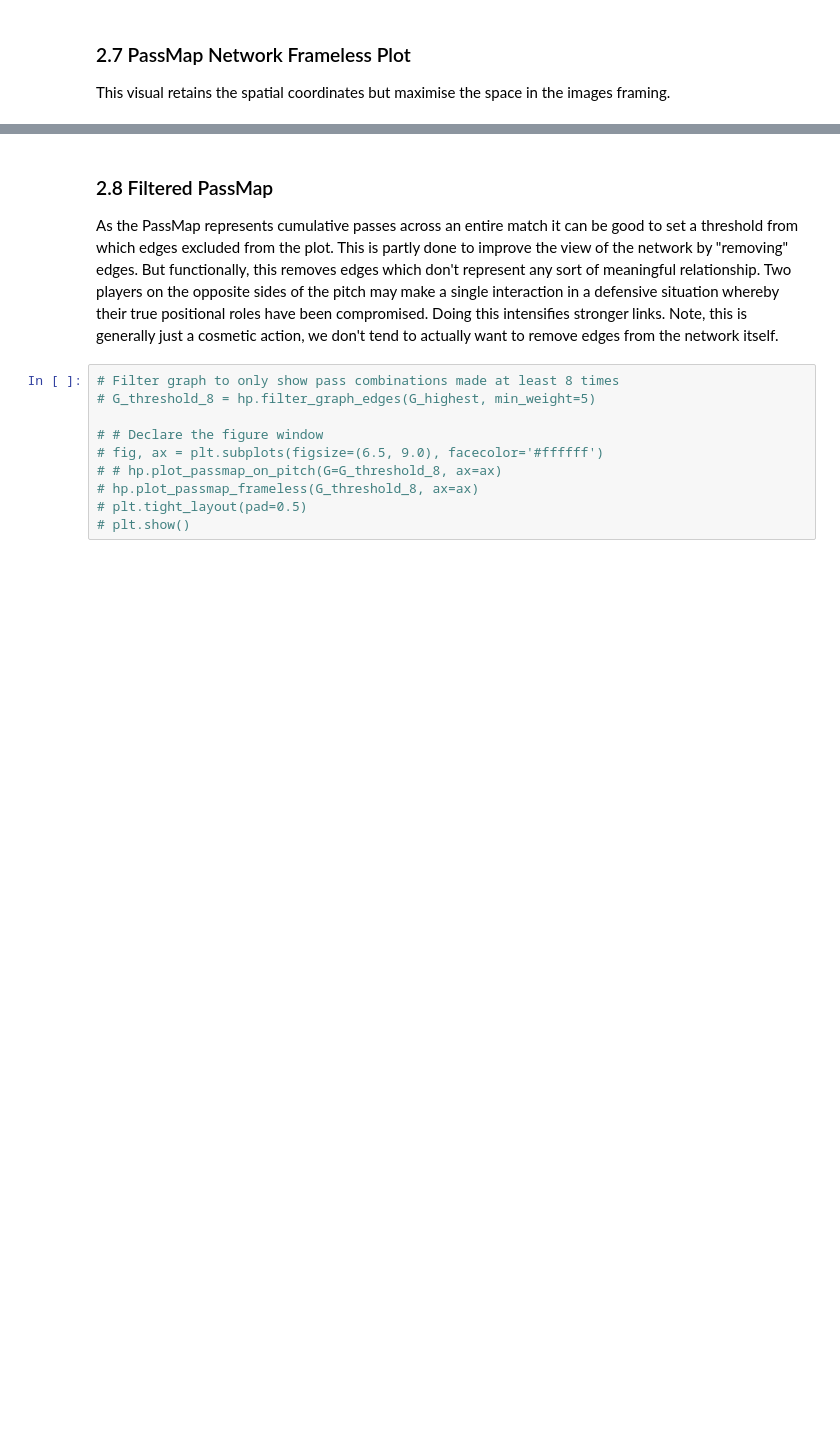
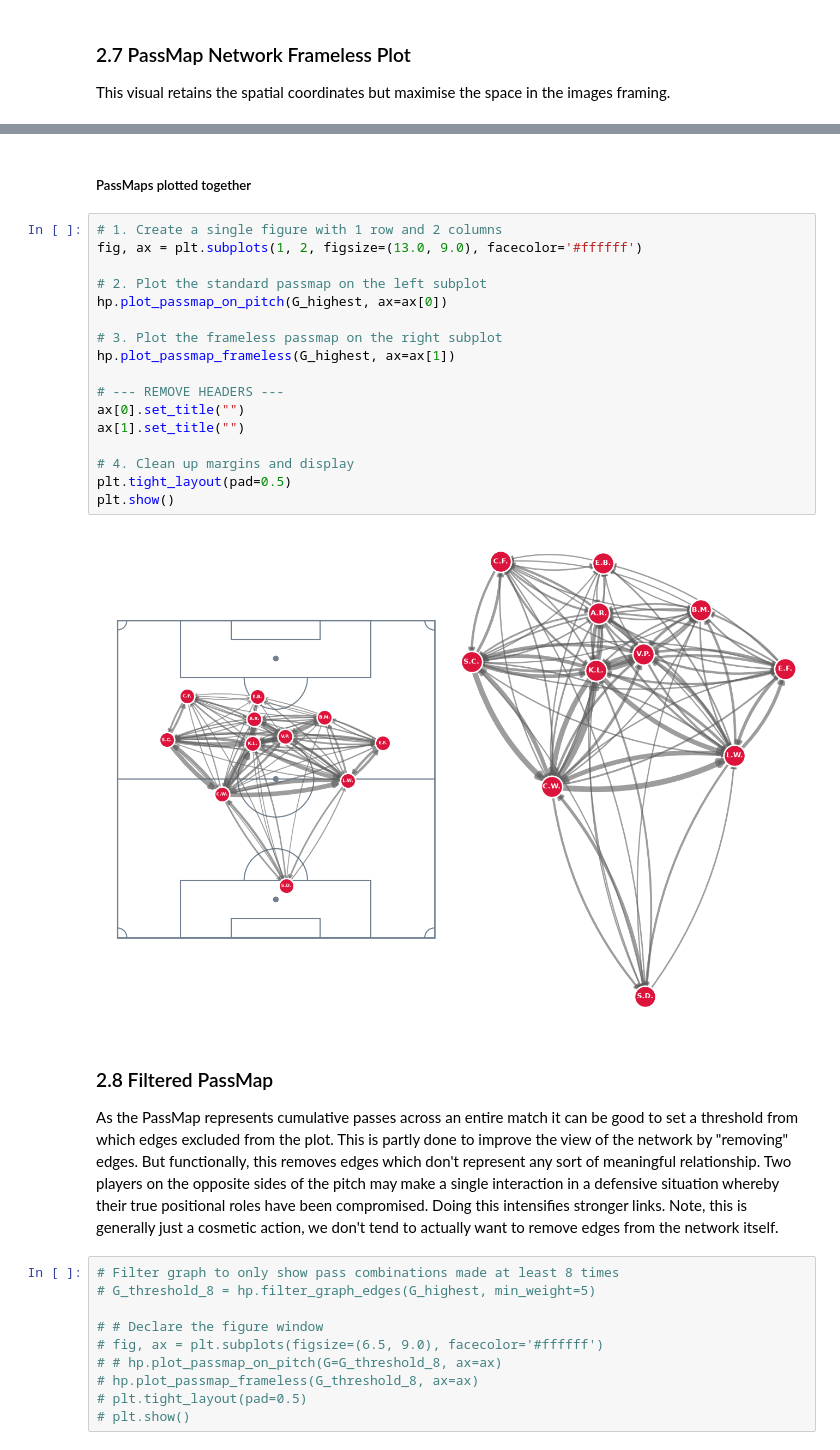
Before and after one commit to LukeBirkett/study-planner, a Jupyter notebook: 981G5_Network_Science/assessment/code/notebook_2.ipynb, the cells around one changed output, grey strips where cells are left out. Cells and saved outputs as stored; diff of their text form; blank space fills up the shorter version.

```diff
--- a/981G5_Network_Science/assessment/code/notebook_2.ipynb
+++ b/981G5_Network_Science/assessment/code/notebook_2.ipynb
@@ -433,3 +483,24 @@ This visual retains the spatial coordinates but maximise the space in the images
+# %% [markdown]
+##### PassMaps plotted together
+# %%
+# 1. Create a single figure with 1 row and 2 columns
+fig, ax = plt.subplots(1, 2, figsize=(13.0, 9.0), facecolor='#ffffff')
+
+# 2. Plot the standard passmap on the left subplot
+hp.plot_passmap_on_pitch(G_highest, ax=ax[0])
+
+# 3. Plot the frameless passmap on the right subplot
+hp.plot_passmap_frameless(G_highest, ax=ax[1])
+
+# --- REMOVE HEADERS ---
+ax[0].set_title("")
+ax[1].set_title("")
+
+# 4. Clean up margins and display
+plt.tight_layout(pad=0.5)
+plt.show()
+# %% [output]
+[figure, added]
 # %% [markdown]
 ### 2.8 Filtered PassMap
 As the PassMap represents cumulative passes across an entire match it can be good to set a threshold from which edges excluded from the plot. This is partly done to improve the view of the network by "removing" edges. But functionally, this removes edges which don't represent any sort of meaningful relationship. Two players on the opposite sides of the pitch may make a single interaction in a defensive situation whereby their true positional roles have been compromised. Doing this intensifies stronger links. Note, this is generally just a cosmetic action, we don't tend to actually want to remove edges from the network itself.
```
Also changed, not shown: parts of 11 cells of this notebook, 9 other files.
